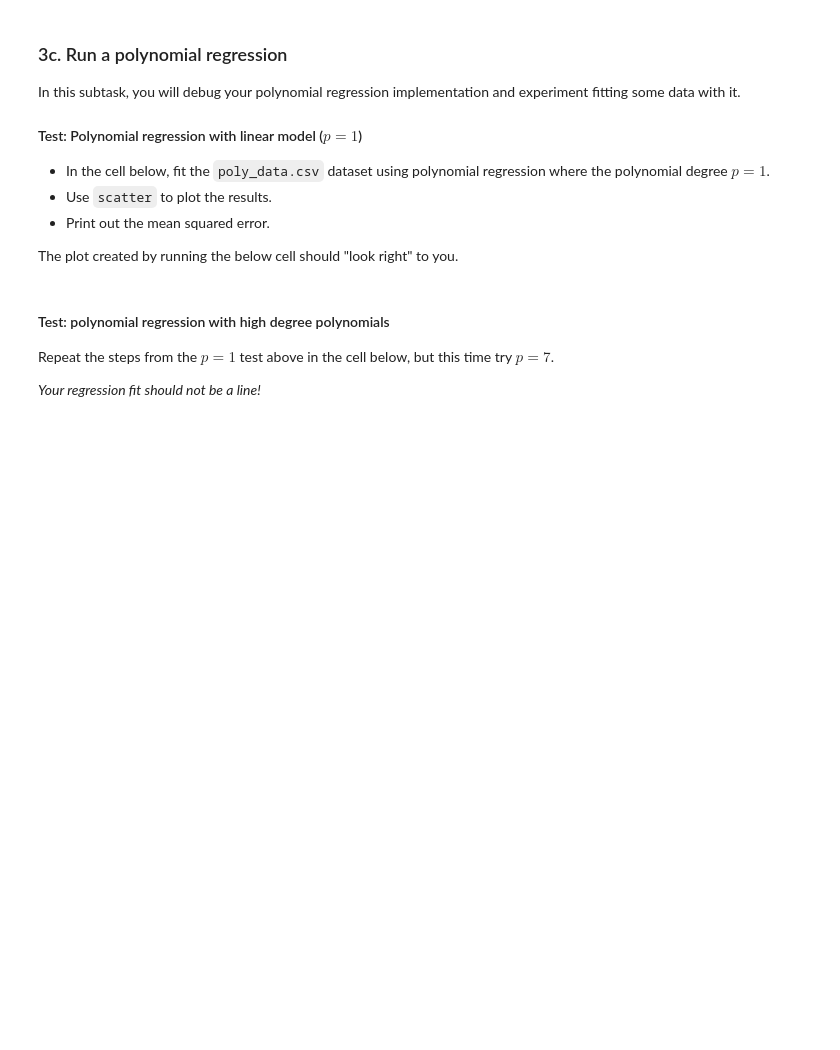
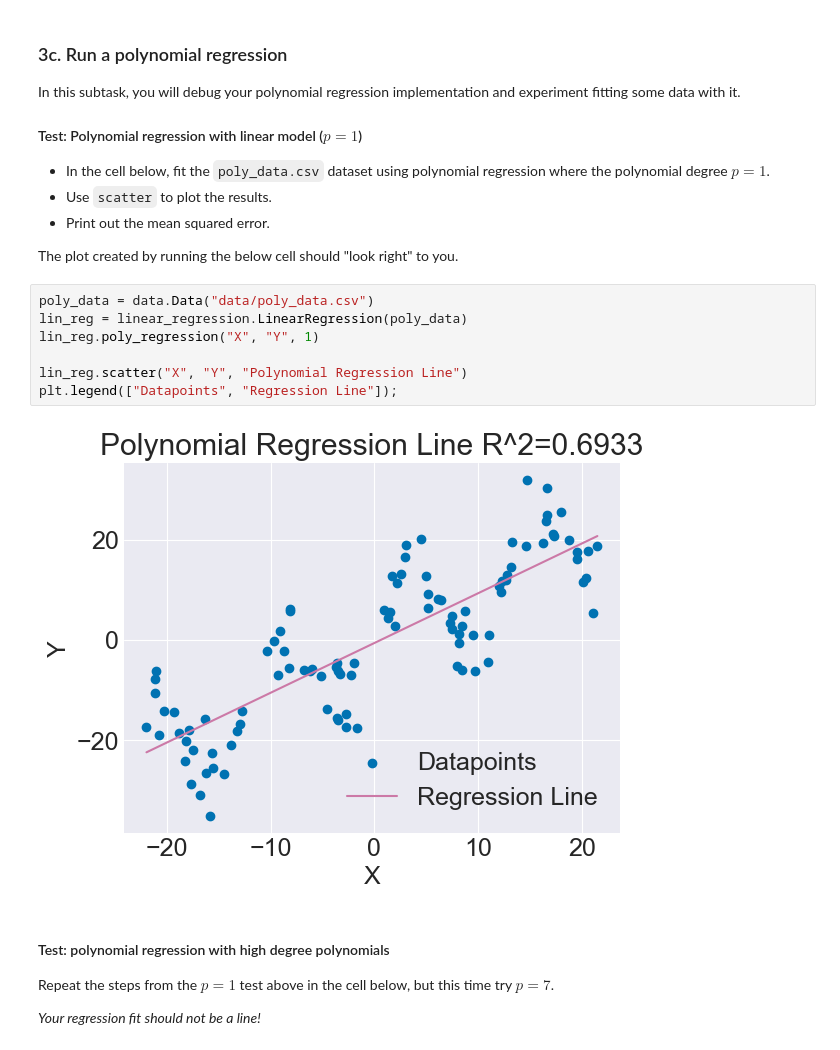
Before and after one commit to francisohara24/CS251, a Jupyter notebook: Week 4 & 5/Project3/polynomial_regression.ipynb, the cells around one changed output. Saved outputs shown, nothing was run; the diff lists cells and outputs as text; blank space fills up the shorter version.

```diff
--- a/Week 4 & 5/Project3/polynomial_regression.ipynb
+++ b/Week 4 & 5/Project3/polynomial_regression.ipynb
@@ -87,6 +104,15 @@ In this subtask, you will debug your polynomial regression implementation and ex
 - Print out the mean squared error.
 
 The plot created by running the below cell should "look right" to you.
+# %%
+poly_data = data.Data("data/poly_data.csv")
+lin_reg = linear_regression.LinearRegression(poly_data)
+lin_reg.poly_regression("X", "Y", 1)
+
+lin_reg.scatter("X", "Y", "Polynomial Regression Line")
+plt.legend(["Datapoints", "Regression Line"]);
+# %% [output]
+[figure, added]
 # %% [markdown]
 #### Test: polynomial regression with high degree polynomials
 
```
Also changed, not shown: parts of 21 cells of this notebook, 2 other files.
